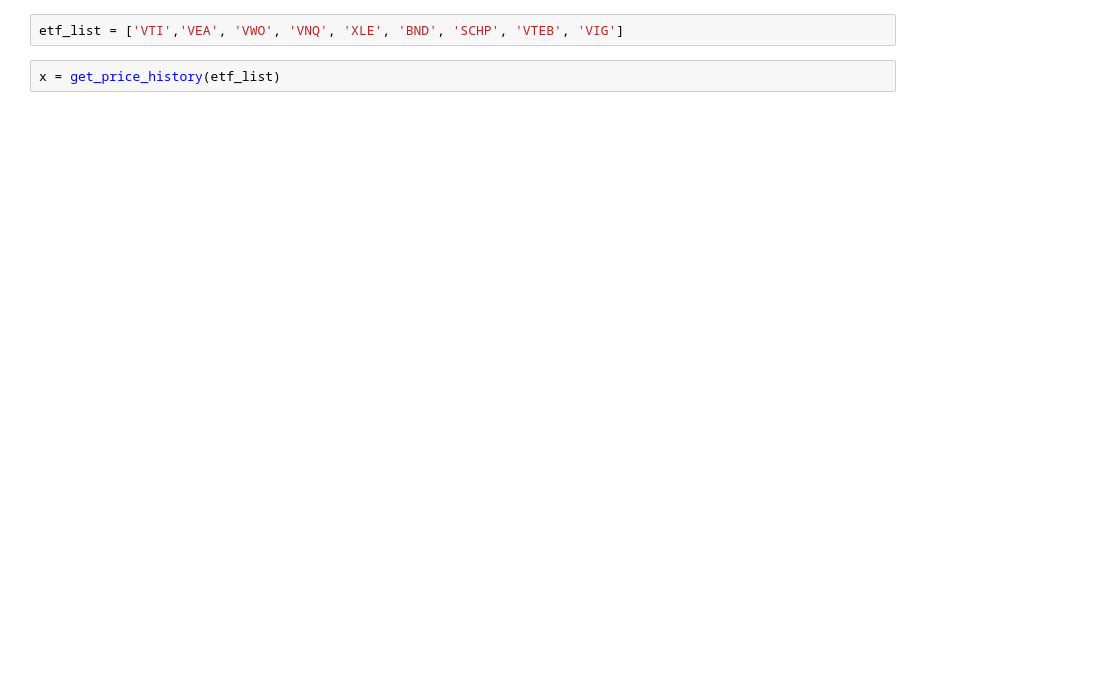
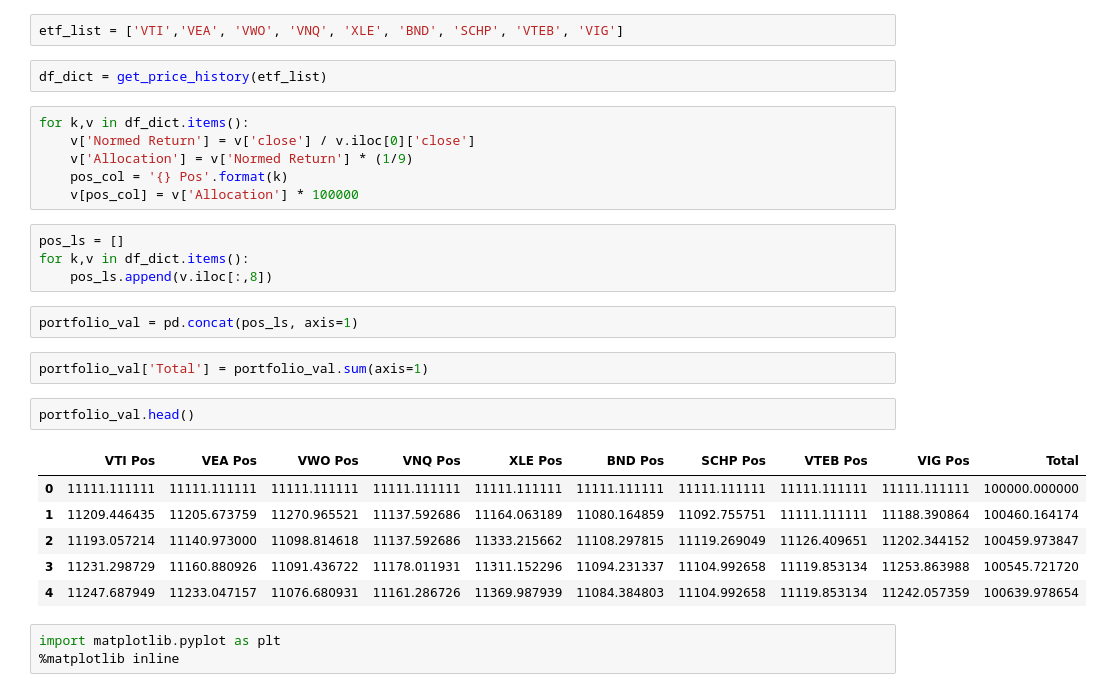
Before and after one commit to jacoblucas95/Portfolio-Optimizer, a Jupyter notebook: setup/data/historical_loader.ipynb, the cells around one changed output. Drawn from its saved outputs; the diff is of its cells as text; blank space fills up the shorter version.

```diff
--- a/setup/data/historical_loader.ipynb
+++ b/setup/data/historical_loader.ipynb
@@ -30,4 +30,30 @@ def get_price_history(symbols):
 # %%
 etf_list = ['VTI','VEA', 'VWO', 'VNQ', 'XLE', 'BND', 'SCHP', 'VTEB', 'VIG']
 # %%
-x = get_price_history(etf_list)
+df_dict = get_price_history(etf_list)
+# %%
+for k,v in df_dict.items():
+    v['Normed Return'] = v['close'] / v.iloc[0]['close']
+    v['Allocation'] = v['Normed Return'] * (1/9)
+    pos_col = '{} Pos'.format(k)
+    v[pos_col] = v['Allocation'] * 100000
+# %%
+pos_ls = []
+for k,v in df_dict.items():
+    pos_ls.append(v.iloc[:,8])
+# %%
+portfolio_val = pd.concat(pos_ls, axis=1)
+# %%
+portfolio_val['Total'] = portfolio_val.sum(axis=1)
+# %%
+portfolio_val.head()
+# %% [output]
+|  | VTI Pos | VEA Pos | VWO Pos | VNQ Pos | XLE Pos | BND Pos | SCHP Pos | VTEB Pos | VIG Pos | Total |
+| 0 | 11111.111111 | 11111.111111 | 11111.111111 | 11111.111111 | 11111.111111 | 11111.111111 | 11111.111111 | 11111.111111 | 11111.111111 | 100000.000000 |
+| 1 | 11209.446435 | 11205.673759 | 11270.965521 | 11137.592686 | 11164.063189 | 11080.164859 | 11092.755751 | 11111.111111 | 11188.390864 | 100460.164174 |
+| 2 | 11193.057214 | 11140.973000 | 11098.814618 | 11137.592686 | 11333.215662 | 11108.297815 | 11119.269049 | 11126.409651 | 11202.344152 | 100459.973847 |
+| 3 | 11231.298729 | 11160.880926 | 11091.436722 | 11178.011931 | 11311.152296 | 11094.231337 | 11104.992658 | 11119.853134 | 11253.863988 | 100545.721720 |
+| 4 | 11247.687949 | 11233.047157 | 11076.680931 | 11161.286726 | 11369.987939 | 11084.384803 | 11104.992658 | 11119.853134 | 11242.057359 | 100639.978654 |
+# %%
+import matplotlib.pyplot as plt
+%matplotlib inline
```
Also changed, not shown: parts of 11 cells of this notebook, 2 other files.
